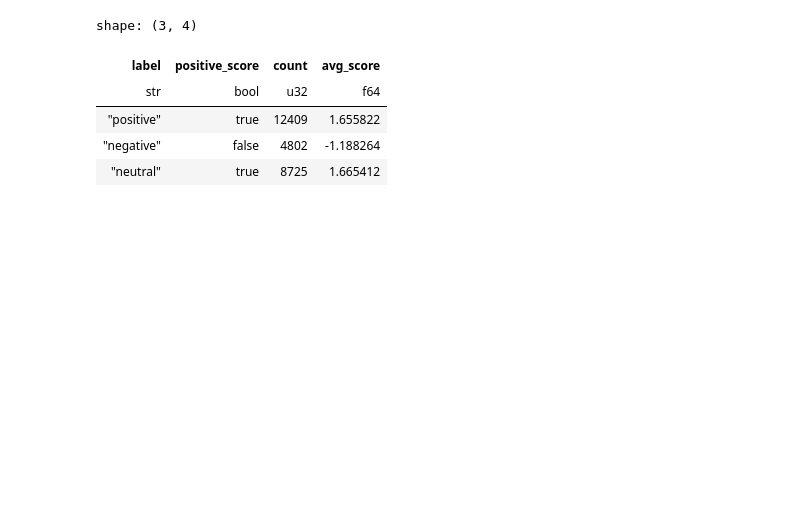
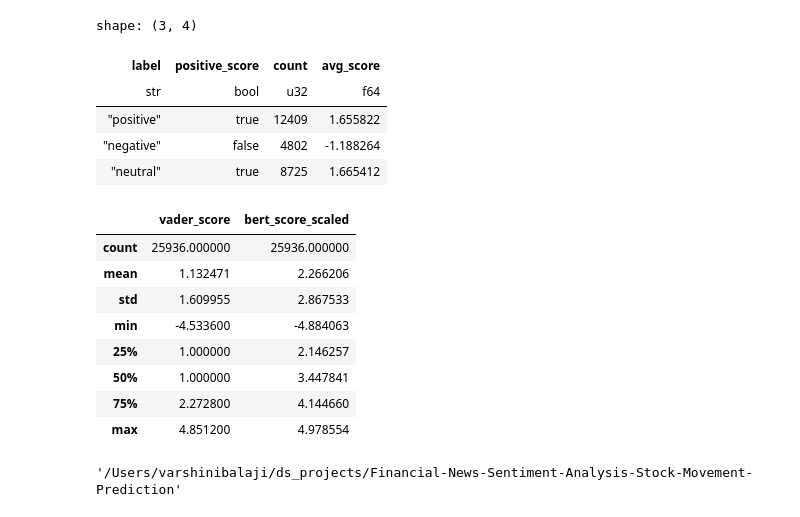
Before and after one commit to ptajwani/Financial-News-Sentiment-Analysis-Stock-Movement-Prediction, a Jupyter notebook: sentiment_analysis.ipynb, the cells around one changed output. Saved outputs shown, nothing was run; the diff lists cells and outputs as text; code cells hidden in the pictures; blank space fills up the shorter version.

Commit message:
rerun sentiment analysis

```diff
--- a/sentiment_analysis.ipynb
+++ b/sentiment_analysis.ipynb
@@ -351,3 +357,15 @@ shape: (3, 4)
 | "positive" | true | 12409 | 1.655822 |
 | "negative" | false | 4802 | -1.188264 |
 | "neutral" | true | 8725 | 1.665412 |
+# %%
+results_merge_df[['vader_score', 'bert_score_scaled']].describe()
+# %% [output]
+|  | vader_score | bert_score_scaled |
+| count | 25936.000000 | 25936.000000 |
+| mean | 1.132471 | 2.266206 |
+| std | 1.609955 | 2.867533 |
+| min | -4.533600 | -4.884063 |
+| 25% | 1.000000 | 2.146257 |
+| 50% | 1.000000 | 3.447841 |
+| 75% | 2.272800 | 4.144660 |
+| max | 4.851200 | 4.978554 |
@@ -353,0 +374,6 @@ shape: (3, 4)
+# %%
+import os
+
+os.getcwd()
+# %% [output]
+'/Users/varshinibalaji/ds_projects/Financial-News-Sentiment-Analysis-Stock-Movement-Prediction'
```
Also changed, not shown: parts of 4 cells of this notebook.
